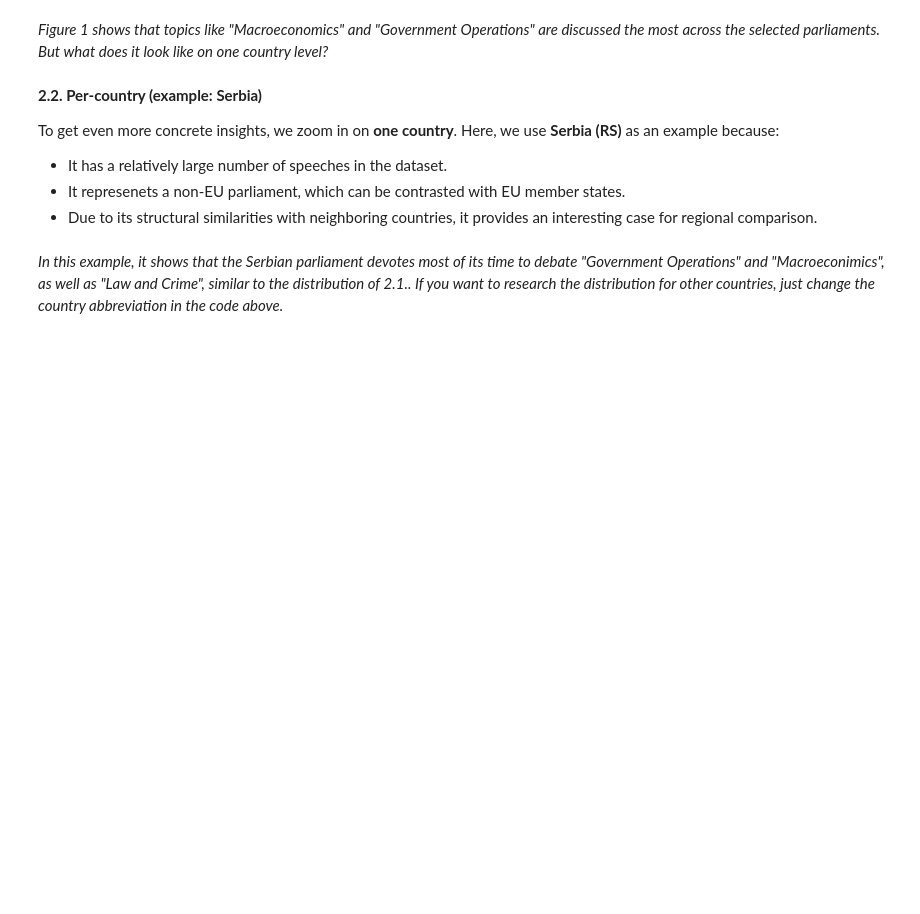
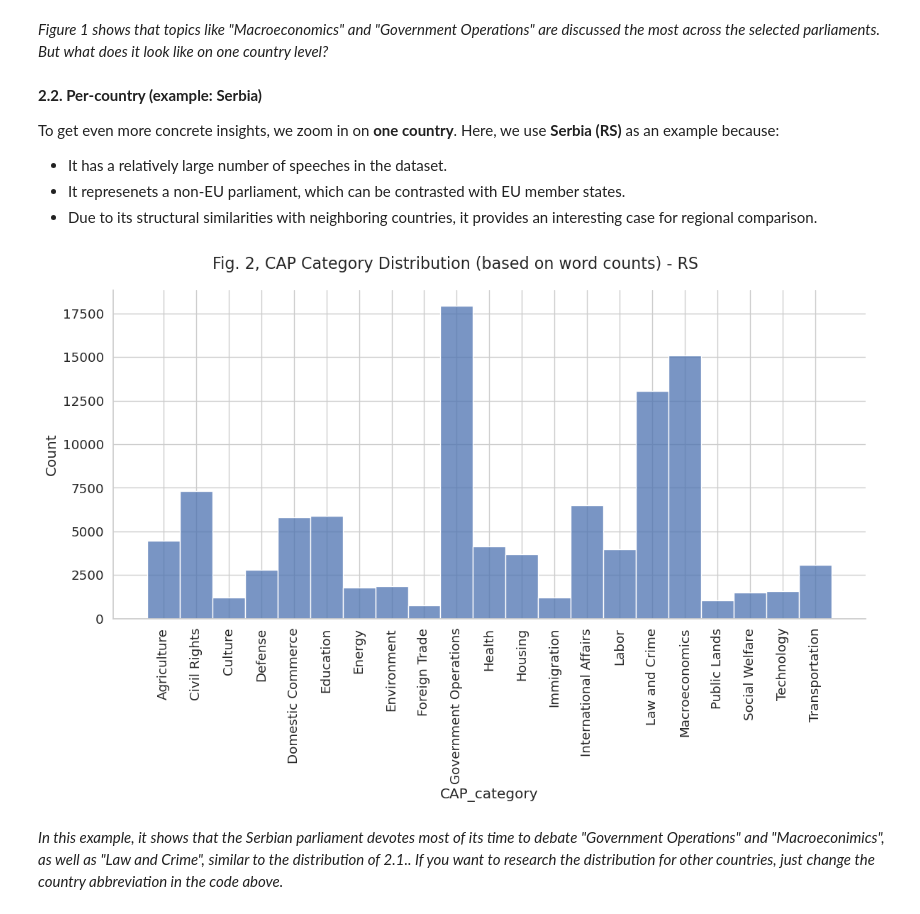
Before and after one commit to clarinsi/ParlaCAP-Analysis-Tutorials, a Jupyter notebook: Tutorial 2 - Calculating Topic and Sentiment Distributions.ipynb, the cells around one changed output. Saved outputs shown, nothing was run; the diff lists cells and outputs as text; code cells hidden in the pictures; blank space fills up the shorter version.

```diff
--- a/Tutorial 2 - Calculating Topic and Sentiment Distributions.ipynb
+++ b/Tutorial 2 - Calculating Topic and Sentiment Distributions.ipynb
@@ -151,25 +216,29 @@ To get even more concrete insights, we zoom in on **one country**. Here, we use
 - It represenets a non-EU parliament, which can be contrasted with EU member states.
 - Due to its structural similarities with neighboring countries, it provides an interesting case for regional comparison.
 # %%
-#Example: focus on one country
+# Example: focus on one country
 country = "RS"
 filtered_by_country = filtered_all[filtered_all["country"] == country]
 
 filtered_by_country = filtered_all[filtered_all["country"] == "RS"]
 
 g = sns.displot(
     data=filtered_by_country.sort_values("CAP_category"),
     x="CAP_category",
     height=6,
     aspect=2,
-    palette="Set2"
+    palette="Set2",
 )
 
 cap_order = sorted(filtered_by_country["CAP_category"].unique())
 
 g.set_xticklabels(rotation=90)
-g.fig.suptitle("Fig. 2, CAP Category Distribution (based on word counts) - RS", fontsize=16)
+g.fig.suptitle(
+    "Fig. 2, CAP Category Distribution (based on word counts) - RS", fontsize=16
+)
 g.fig.subplots_adjust(top=0.9)
+# %% [output]
+[figure, added]
 # %% [markdown]
 *In this example, it shows that the Serbian parliament devotes most of its time to debate "Government Operations" and "Macroeconimics", as well as "Law and Crime", similar to the distribution of 2.1.. If you want to research the distribution for other countries, just change the country abbreviation in the code above.*
 # %% [markdown]
```
Also changed, not shown: parts of 11 cells of this notebook, 5 other files.
